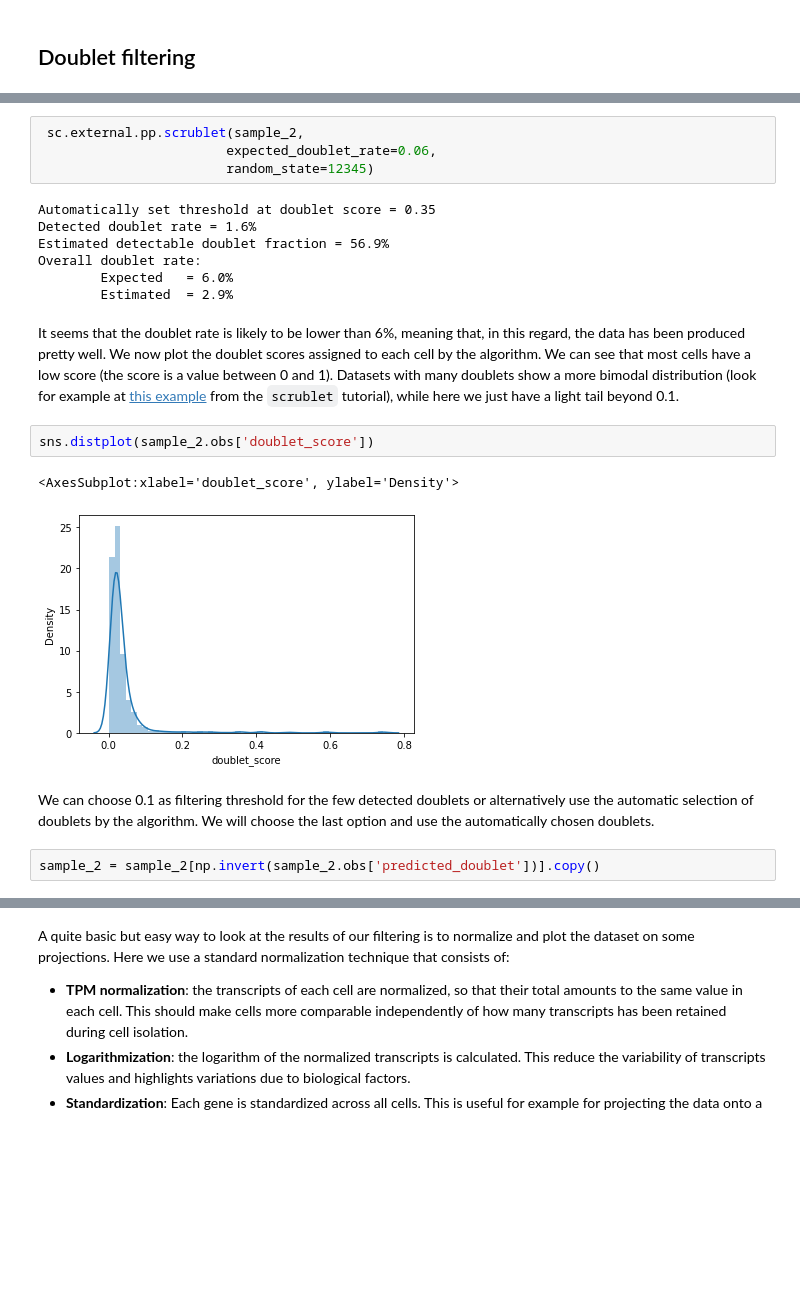
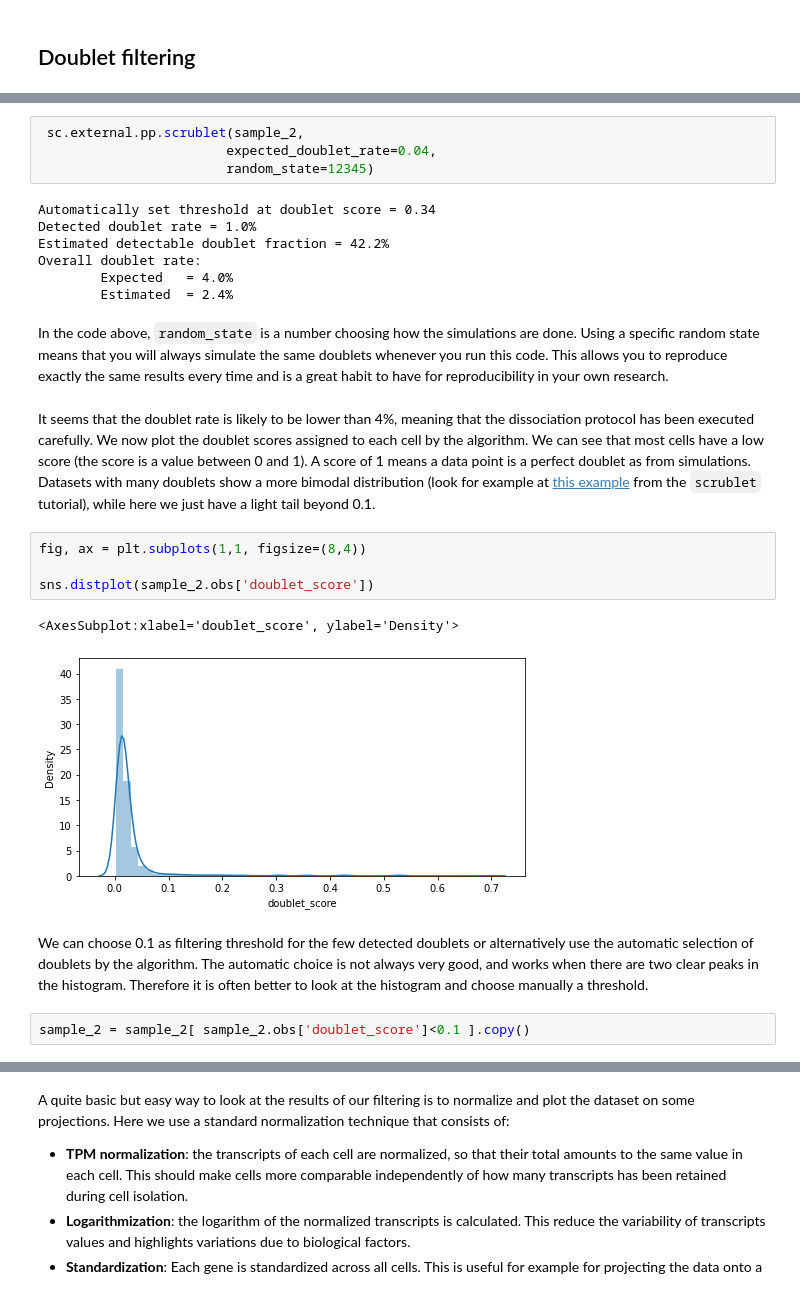
Before and after one commit to hds-sandbox/scRNASeq_course, a Jupyter notebook: Notebooks/Python/Part02_filtering_sample2.ipynb, the cells around one changed output, grey strips where cells are left out. Saved outputs shown, nothing was run; the diff lists cells and outputs as text; blank space fills up the shorter version.

Commit message:
part02 almost done

```diff
--- a/Notebooks/Python/Part02_filtering_sample2.ipynb
+++ b/Notebooks/Python/Part02_filtering_sample2.ipynb
@@ -328,25 +334,29 @@ An `expected_doublet_rate` of 0.06 (6%) is quite a typical value for single cell
 # %%
  sc.external.pp.scrublet(sample_2,
-                        expected_doublet_rate=0.06,
+                        expected_doublet_rate=0.04,
                         random_state=12345)
 # %% [output]
-Automatically set threshold at doublet score = 0.35
-Detected doublet rate = 1.6%
-Estimated detectable doublet fraction = 56.9%
+Automatically set threshold at doublet score = 0.34
+Detected doublet rate = 1.0%
+Estimated detectable doublet fraction = 42.2%
 Overall doublet rate:
-        Expected   = 6.0%
-        Estimated  = 2.9%
+        Expected   = 4.0%
+        Estimated  = 2.4%
+# %% [markdown]
+In the code above, `random_state` is a number choosing how the simulations are done. Using a specific random state means that you will always simulate the same doublets whenever you run this code. This allows you to reproduce exactly the same results every time and is a great habit to have for reproducibility in your own research.
 # %% [markdown]
-It seems that the doublet rate is likely to be lower than 6%, meaning that, in this regard, the data has been produced pretty well. We now plot the doublet scores assigned to each cell by the algorithm. We can see that most cells have a low score (the score is a value between 0 and 1). Datasets with many doublets show a more bimodal distribution (look for example at [this example](https://github.com/swolock/scrublet/blob/master/examples/scrublet_basics.ipynb) from the `scrublet` tutorial), while here we just have a light tail beyond 0.1.
+It seems that the doublet rate is likely to be lower than 4%, meaning that the dissociation protocol has been executed carefully. We now plot the doublet scores assigned to each cell by the algorithm. We can see that most cells have a low score (the score is a value between 0 and 1). A score of 1 means a data point is a perfect doublet as from simulations. Datasets with many doublets show a more bimodal distribution (look for example at [this example](https://github.com/swolock/scrublet/blob/master/examples/scrublet_basics.ipynb) from the `scrublet` tutorial), while here we just have a light tail beyond 0.1.
 # %%
+fig, ax = plt.subplots(1,1, figsize=(8,4))
+
 sns.distplot(sample_2.obs['doublet_score'])
 # %% [output]
 <AxesSubplot:xlabel='doublet_score', ylabel='Density'>
-[figure, old version]
+[figure, new version]
 # %% [markdown]
-We can choose 0.1 as filtering threshold for the few detected doublets or alternatively use the automatic selection of doublets by the algorithm. We will choose the last option and use the automatically chosen doublets.
+We can choose 0.1 as filtering threshold for the few detected doublets or alternatively use the automatic selection of doublets by the algorithm. The automatic choice is not always very good, and works when there are two clear peaks in the histogram. Therefore it is often better to look at the histogram and choose manually a threshold.
 # %%
-sample_2 = sample_2[np.invert(sample_2.obs['predicted_doublet'])].copy()
+sample_2 = sample_2[ sample_2.obs['doublet_score']<0.1 ].copy()
 # %%
 print(f'Cells after filters: {sample_2.shape[0]}, Genes after filters: {sample_2.shape[1]}')
 # %% [output]
```
Also changed, not shown: parts of 26 cells of this notebook.
